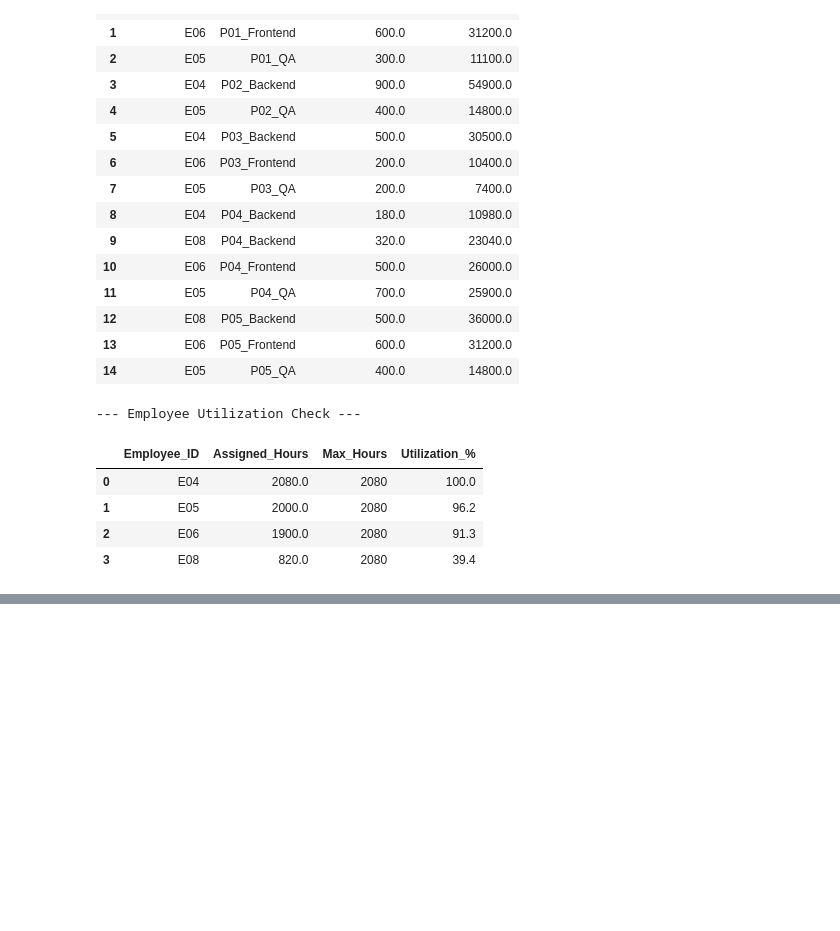
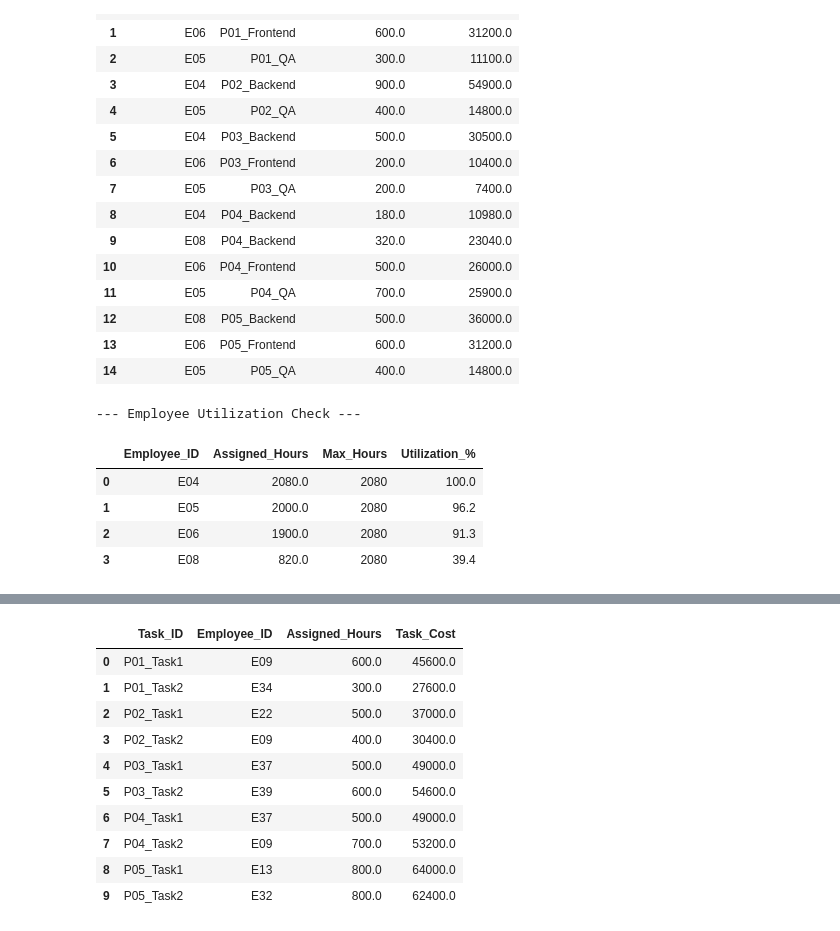
Before and after one commit to JKrempinska/multi_skill_resource_allocation, a Jupyter notebook: main.ipynb, the cells around one changed output, grey strips where cells are left out. Cells and saved outputs as stored; diff of their text form; code cells hidden in the pictures; blank space fills up the shorter version.

```diff
--- a/main.ipynb
+++ b/main.ipynb
@@ -245,0 +505,80 @@ display(utilization)
+# %%
+# 3. Generate Valid Pairs using Set Theory
+valid_pairs = []
+for _, emp in employees_df.iterrows():
+    emp_skill_set = set(emp['Skills'])
+    for _, task in tasks_df.iterrows():
+        task_req_set = set(task['Required_Skills'])
+        # subset check: employee must have ALL skills required by the task
+        if task_req_set.issubset(emp_skill_set):
+            valid_pairs.append((emp['Employee_ID'], task['Task_ID']))
+
+print(f"Generated {len(valid_pairs)} valid assignment combinations.\n")
+
+# 4. Initialize OR-Tools Solver
+solver = pywraplp.Solver.CreateSolver('GLOP')
+
+# Decision Variables
+x = {}
+for (i, j) in valid_pairs:
+    x[(i, j)] = solver.NumVar(0, solver.infinity(), f'x_{i}_{j}')
+
+# Objective Function
+cost_dict = employees_df.set_index('Employee_ID')['Hourly_Cost'].to_dict()
+objective = solver.Objective()
+for (i, j) in valid_pairs:
+    objective.SetCoefficient(x[(i, j)], float(cost_dict[i]))
+objective.SetMinimization()
+
+# Constraint 1: Demand
+demand_dict = tasks_df.set_index('Task_ID')['Hours_Needed'].to_dict()
+for j in tasks_df['Task_ID']:
+    capable_employees = [i for (i, t_id) in valid_pairs if t_id == j]
+    constraint = solver.Constraint(float(demand_dict[j]), float(demand_dict[j]), f"Demand_{j}")
+    for i in capable_employees:
+        constraint.SetCoefficient(x[(i, j)], 1)
+
+# Constraint 2: Capacity
+cap_dict = employees_df.set_index('Employee_ID')['Max_Hours'].to_dict()
+for i in employees_df['Employee_ID']:
+    assigned_tasks = [j for (e_id, j) in valid_pairs if e_id == i]
+    constraint = solver.Constraint(0, float(cap_dict[i]), f"Capacity_{i}")
+    for j in assigned_tasks:
+        constraint.SetCoefficient(x[(i, j)], 1)
+
+# 5. Solve
+status = solver.Solve()
+
+if status == pywraplp.Solver.OPTIMAL:
+    print(f"Status: OPTIMAL")
+    print(f"Total Portfolio Cost: ${solver.Objective().Value():,.2f}")
+
+    # Extract results
+    results = []
+    for (i, j) in valid_pairs:
+        assigned_hours = x[(i, j)].solution_value()
+        if assigned_hours > 0:
+            results.append({
+                'Task_ID': j,
+                'Employee_ID': i,
+                'Assigned_Hours': assigned_hours,
+                'Task_Cost': assigned_hours * cost_dict[i]
+            })
+
+    results_df = pd.DataFrame(results).sort_values(by=['Task_ID', 'Employee_ID']).reset_index(drop=True)
+
+    print("\n--- Final Assignment Schedule ---")
+    display(results_df)
+
+    # Analytics for Presentation: Did we use the contractor?
+    contractor_hours = results_df[results_df['Employee_ID'] == 'EXT_CONTRACTOR']['Assigned_Hours'].sum()
+    if contractor_hours > 0:
+        print(f"\n🚨 BUSINESS ALERT: Internal workforce lacked capacity/skills.")
+        print(f"🚨 Forced to outsource {contractor_hours:,.0f} hours to the External Contractor.")
+        display(results_df[results_df['Employee_ID'] == 'EXT_CONTRACTOR'])
+    else:
+        print("\n✅ SUCCESS: All projects staffed purely by internal workforce.")
+
+else:
+    print("Solver failed. Status:", status)
+# %% [output]
@@ -245,0 +591,11 @@ display(utilization)
+|  | Task_ID | Employee_ID | Assigned_Hours | Task_Cost |
+| 0 | P01_Task1 | E09 | 600.0 | 45600.0 |
+| 1 | P01_Task2 | E34 | 300.0 | 27600.0 |
+| 2 | P02_Task1 | E22 | 500.0 | 37000.0 |
+| 3 | P02_Task2 | E09 | 400.0 | 30400.0 |
+| 4 | P03_Task1 | E37 | 500.0 | 49000.0 |
+| 5 | P03_Task2 | E39 | 600.0 | 54600.0 |
+| 6 | P04_Task1 | E37 | 500.0 | 49000.0 |
+| 7 | P04_Task2 | E09 | 700.0 | 53200.0 |
+| 8 | P05_Task1 | E13 | 800.0 | 64000.0 |
+| 9 | P05_Task2 | E32 | 800.0 | 62400.0 |
```
Also changed, not shown: parts of 7 cells of this notebook.
